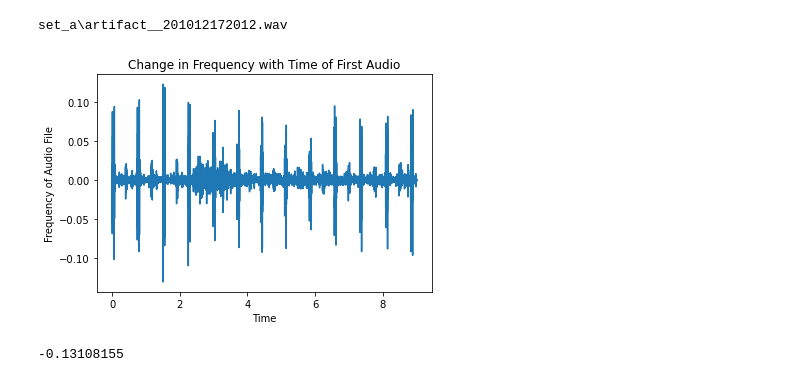
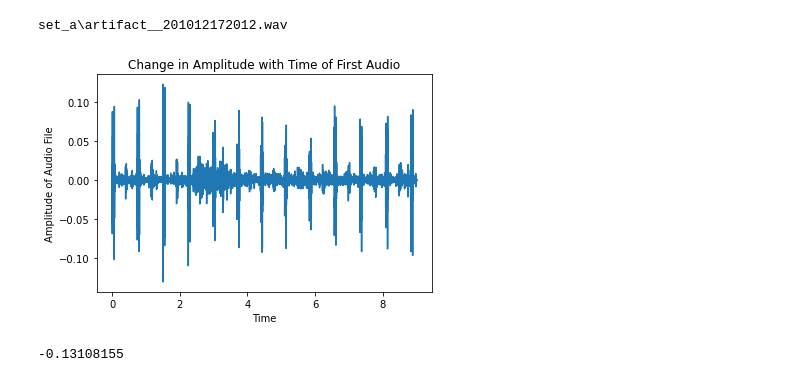
Before and after one commit to rajsandhu1989/feature_engineering, a Jupyter notebook: Sound Feature Engineering/sound_feature_engineering.ipynb, the cells around one changed output. Drawn from its saved outputs; the diff is of its cells as text; code cells hidden in the pictures.

```diff
--- a/Sound Feature Engineering/sound_feature_engineering.ipynb
+++ b/Sound Feature Engineering/sound_feature_engineering.ipynb
@@ -60,15 +60,15 @@ set_a\artifact__201012172012.wav
 # %%
 # Create the time range for plotting the frequency
 time=np.arange(0,len(audio))/sfreq
 # plot the frequency
 plt.plot(time, audio)
 plt.xlabel("Time")
-plt.ylabel("Frequency of Audio File")
-plt.title("Change in Frequency with Time of First Audio")
+plt.ylabel("Amplitude of Audio File")
+plt.title("Change in Amplitude with Time of First Audio")
 plt.savefig("first.png", dpi=300)
 plt.show()
 # %% [output]
-[figure, old version]
+[figure, new version]
 # %%
 print(audio.min())
 # %% [output]
```
Also changed, not shown: 1 other file.
